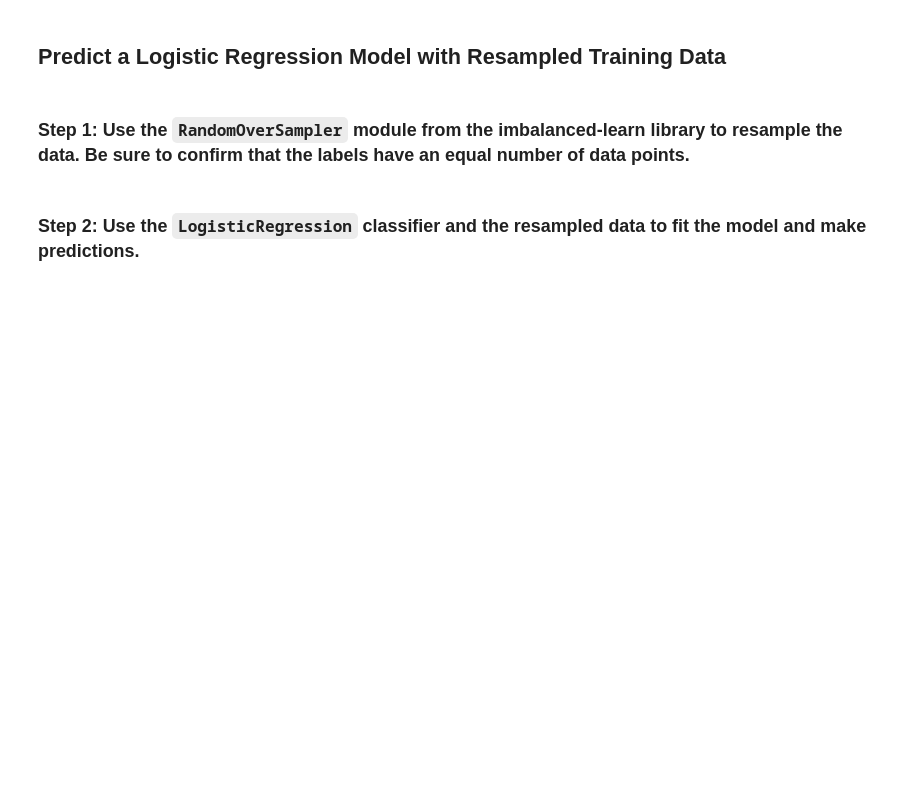
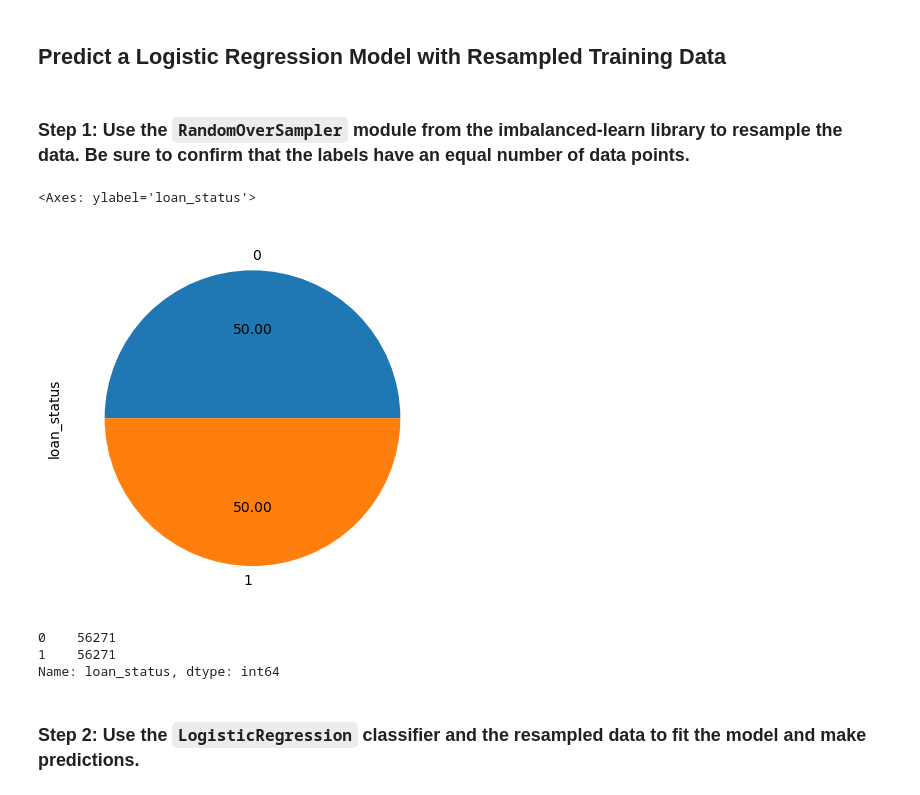
Before and after one commit to dgnilusha/credit-risk-classification, a Jupyter notebook: Credit_Risk/Starter_Code/credit_risk_classification.ipynb, the cells around one changed output. Saved outputs shown, nothing was run; the diff lists cells and outputs as text; code cells hidden in the pictures; blank space fills up the shorter version.

```diff
--- a/Credit_Risk/Starter_Code/credit_risk_classification.ipynb
+++ b/Credit_Risk/Starter_Code/credit_risk_classification.ipynb
@@ -78,14 +78,11 @@ from sklearn.linear_model import LogisticRegression
 
 # Instantiate the Logistic Regression model
 # Assign a random_state parameter of 1 to the model
-# logistic_regression_model = LogisticRegression(random_state=1)
-# why cannot use above?
 
-classifier = LogisticRegression(random_state=1)
+classifier = LogisticRegression(solver='lbfgs',
+                                max_iter = 200,random_state=1)
 classifier
+# Fit the model using training data
 
-# Fit the model using training data
-# lr_model = logistic_regression_model.fit(X_train, y_train)
-# Why cannot use above?
 classifier.fit(X_train, y_train)
 # %% [output]
@@ -191,16 +171,25 @@ loan healthy status       1.00      0.99      1.00     18765
 # %%
 # Import the RandomOverSampler module form imbalanced-learn
 from imblearn.over_sampling import RandomOverSampler
 
 # Instantiate the random oversampler model
 # # Assign a random_state parameter of 1 to the model
-# YOUR CODE HERE!
+ros= RandomOverSampler(random_state=1)
+
 
 # Fit the original training data to the random_oversampler model
-# YOUR CODE HERE!
+X_resampled, y_resampled = ros.fit_resample(X_train, y_train)
+y_resampled.value_counts().plot.pie(autopct='%.2f')
+# %% [output]
+<Axes: ylabel='loan_status'>
+[figure, added]
 # %%
 # Count the distinct values of the resampled labels data
-# YOUR CODE HERE!
+y_resampled.value_counts()
+# %% [output]
+0    56271
+1    56271
+Name: loan_status, dtype: int64
 # %% [markdown]
 ### Step 2: Use the `LogisticRegression` classifier and the resampled data to fit the model and make predictions.
 # %%
```
Also changed, not shown: parts of 7 cells of this notebook.
